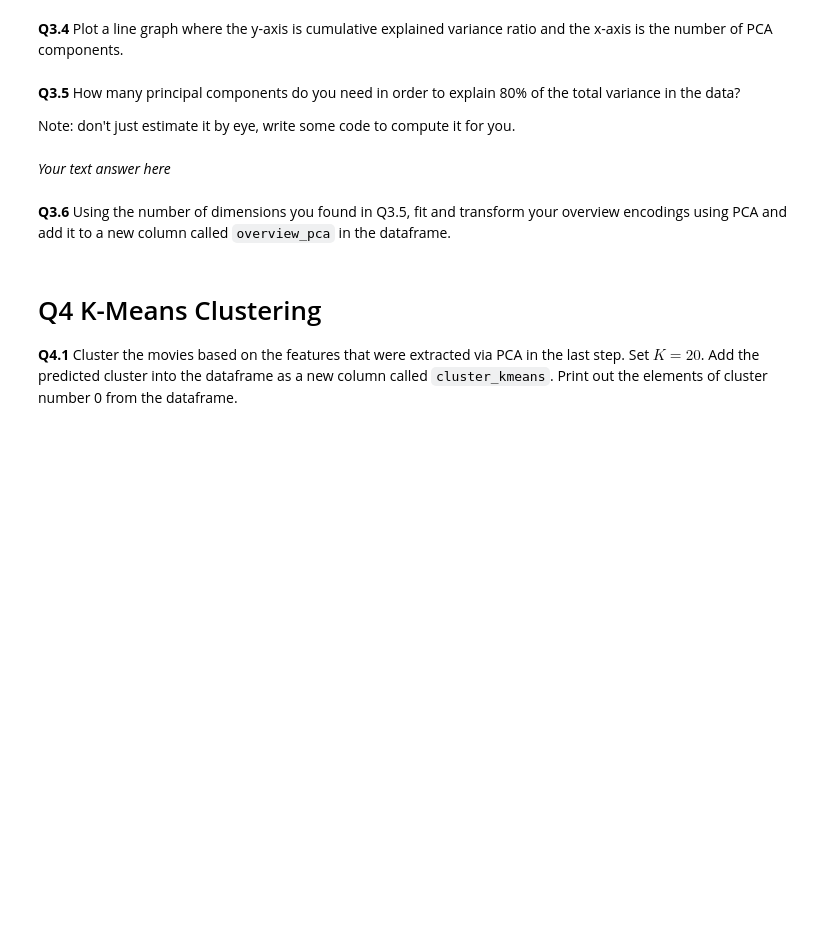
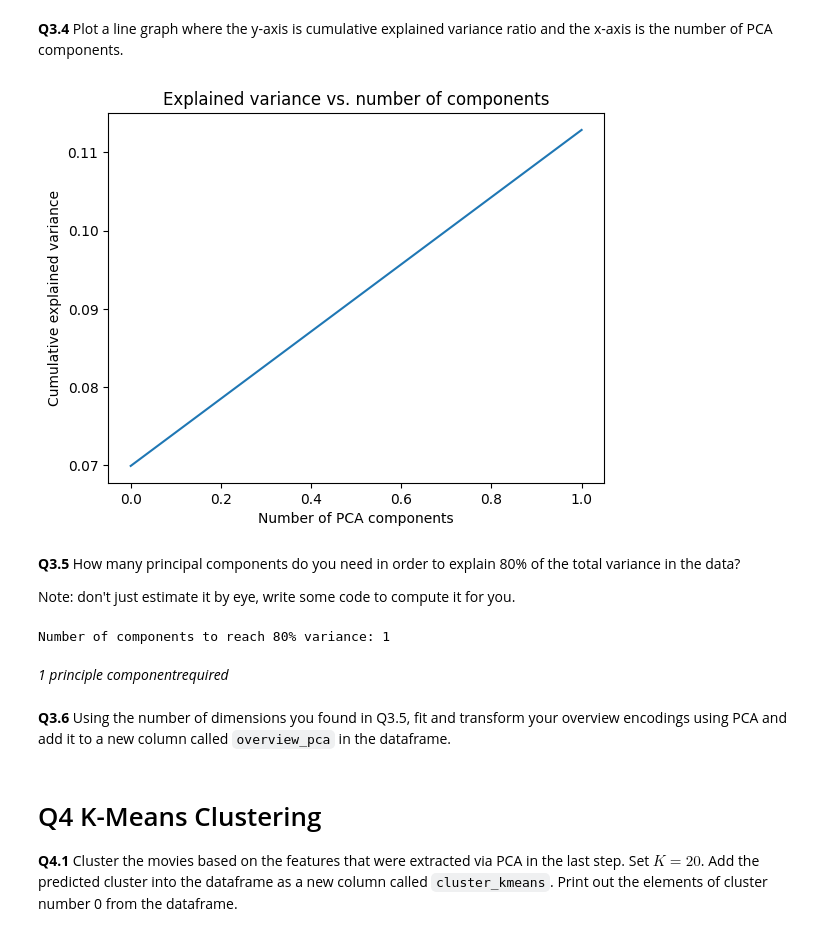
Before and after one commit to kamillaknudsen/tmdl, a Jupyter notebook: Assignment_3.ipynb, the cells around one changed output. Cells and saved outputs as stored; diff of their text form; code cells hidden in the pictures; blank space fills up the shorter version.

```diff
--- a/Assignment_3.ipynb
+++ b/Assignment_3.ipynb
@@ -300,14 +323,19 @@ from sklearn.decomposition import PCA
 # %%
 # Set up PCA object with the desired number of components
 
 # fit transform one_hot_overview encodings
-labels_pca = ...
+labels_pca = pca.fit_transform(df["one_hot_overview"].tolist())
 # get explained variance ratio from object, store it in a list
-...
+explained = np.cumsum(pca.explained_variance_ratio_)
 
-plt.plot(...)
+plt.plot(explained)
 # set up y label, x label, title
+plt.ylabel("Cumulative explained variance")
+plt.xlabel("Number of PCA components")
+plt.title("Explained variance vs. number of components")
 plt.show()
+# %% [output]
+[figure, added]
 # %% [markdown]
 **Q3.5** How many principal components do you need in order to explain 80% of the total variance in the data?
 
@@ -317,4 +343,10 @@ Note: don't just estimate it by eye, write some code to compute it for you.
-# %% [markdown]
-*Your text answer here*
+# %%
+# your code answer here
+n_components_80 = np.argmax(explained >= 0.8) + 1
+print("Number of components to reach 80% variance:", n_components_80)
+# %% [output]
+Number of components to reach 80% variance: 1
+# %% [markdown]
+*1 principle componentrequired*
 # %% [markdown]
 **Q3.6** Using the number of dimensions you found in Q3.5, fit and transform your overview encodings using PCA and add it to a new column called `overview_pca` in the dataframe.
```
Also changed, not shown: parts of 10 cells of this notebook.
